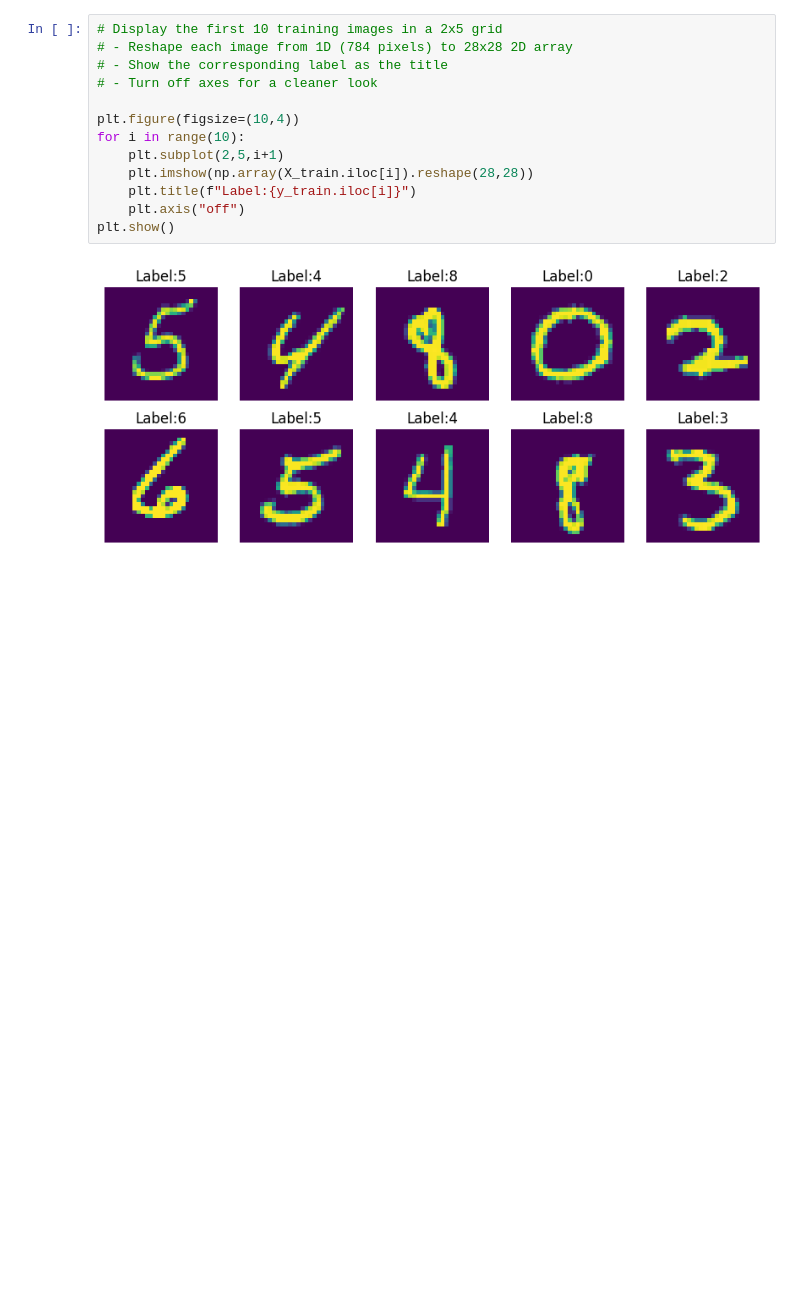
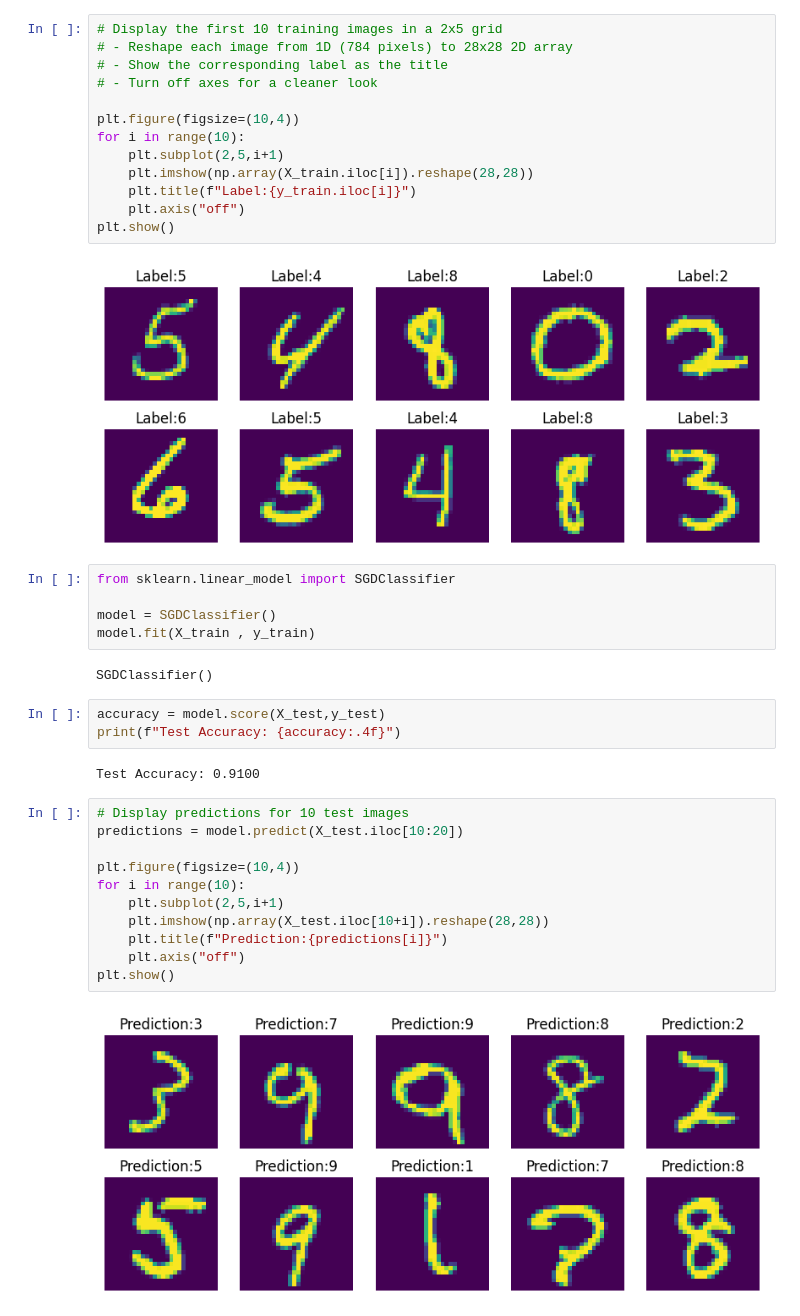
Before and after one commit to donyafallah/MNIST_digits_classification, a Jupyter notebook: MNIST_digits_classification.ipynb, the cells around one changed output. Saved outputs shown, nothing was run; the diff lists cells and outputs as text; blank space fills up the shorter version.

Commit message:
Train SGDClassifier on MNIST and evaluate with accuracy, sample predictions, and confusion matrix

```diff
--- a/MNIST_digits_classification.ipynb
+++ b/MNIST_digits_classification.ipynb
@@ -68,3 +78,28 @@ for i in range(10):
 plt.show()
 # %% [output]
 [figure]
+# %%
+from sklearn.linear_model import SGDClassifier
+
+model = SGDClassifier()
+model.fit(X_train , y_train)
+# %% [output]
+SGDClassifier()
+# %%
+accuracy = model.score(X_test,y_test)
+print(f"Test Accuracy: {accuracy:.4f}")
+# %% [output]
+Test Accuracy: 0.9100
+# %%
+# Display predictions for 10 test images
+predictions = model.predict(X_test.iloc[10:20])
+
+plt.figure(figsize=(10,4))
+for i in range(10):
+    plt.subplot(2,5,i+1)
+    plt.imshow(np.array(X_test.iloc[10+i]).reshape(28,28))
+    plt.title(f"Prediction:{predictions[i]}")
+    plt.axis("off")
+plt.show()
+# %% [output]
+[figure, added]
```
Also changed, not shown: parts of 2 cells of this notebook.
